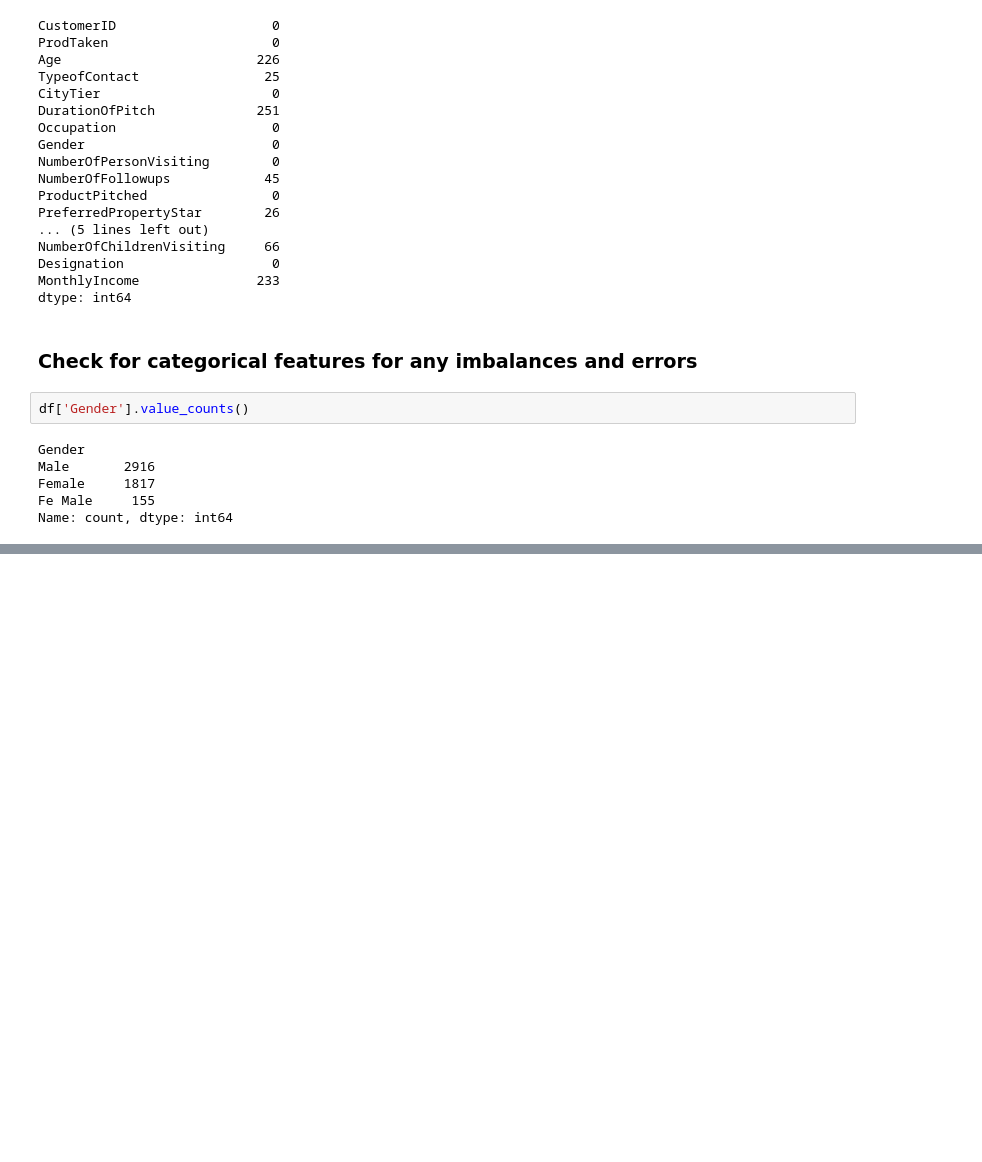
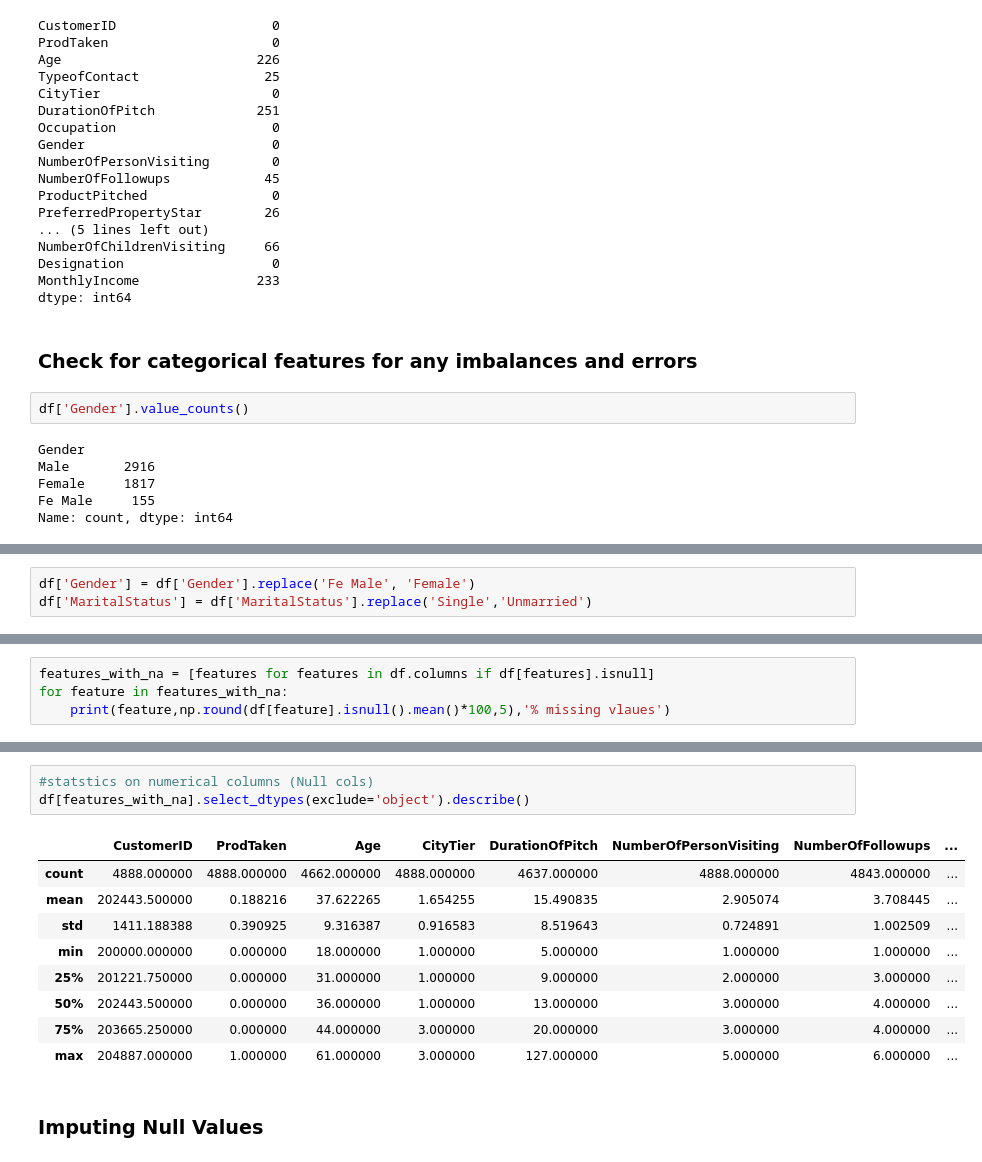
Before and after one commit to Rojina0803/Data-Science-and-Machine-Learning-Workshop, a Jupyter notebook: ML_randomforest.ipynb, the cells around one changed output, grey strips where cells are left out. Drawn from its saved outputs; the diff is of its cells as text; blank space fills up the shorter version.

```diff
--- a/ML_randomforest.ipynb
+++ b/ML_randomforest.ipynb
@@ -65,0 +82,3 @@ Name: count, dtype: int64
+# %%
+df['Gender'] = df['Gender'].replace('Fe Male', 'Female')
+df['MaritalStatus'] = df['MaritalStatus'].replace('Single','Unmarried')
@@ -65,0 +111,4 @@ Name: count, dtype: int64
+# %%
+features_with_na = [features for features in df.columns if df[features].isnull]
+for feature in features_with_na:
+    print(feature,np.round(df[feature].isnull().mean()*100,5),'% missing vlaues')
@@ -65,0 +136,15 @@ Name: count, dtype: int64
+# %%
+#statstics on numerical columns (Null cols)
+df[features_with_na].select_dtypes(exclude='object').describe()
+# %% [output]
+|  | CustomerID | ProdTaken | Age | CityTier | DurationOfPitch | NumberOfPersonVisiting | NumberOfFollowups | ... |
+| count | 4888.000000 | 4888.000000 | 4662.000000 | 4888.000000 | 4637.000000 | 4888.000000 | 4843.000000 | ... |
+| mean | 202443.500000 | 0.188216 | 37.622265 | 1.654255 | 15.490835 | 2.905074 | 3.708445 | ... |
+| std | 1411.188388 | 0.390925 | 9.316387 | 0.916583 | 8.519643 | 0.724891 | 1.002509 | ... |
+| min | 200000.000000 | 0.000000 | 18.000000 | 1.000000 | 5.000000 | 1.000000 | 1.000000 | ... |
+| 25% | 201221.750000 | 0.000000 | 31.000000 | 1.000000 | 9.000000 | 2.000000 | 3.000000 | ... |
+| 50% | 202443.500000 | 0.000000 | 36.000000 | 1.000000 | 13.000000 | 3.000000 | 4.000000 | ... |
+| 75% | 203665.250000 | 0.000000 | 44.000000 | 3.000000 | 20.000000 | 3.000000 | 4.000000 | ... |
+| max | 204887.000000 | 1.000000 | 61.000000 | 3.000000 | 127.000000 | 5.000000 | 6.000000 | ... |
+# %% [markdown]
+### Imputing Null Values
```
Also changed, not shown: parts of 41 cells of this notebook.
